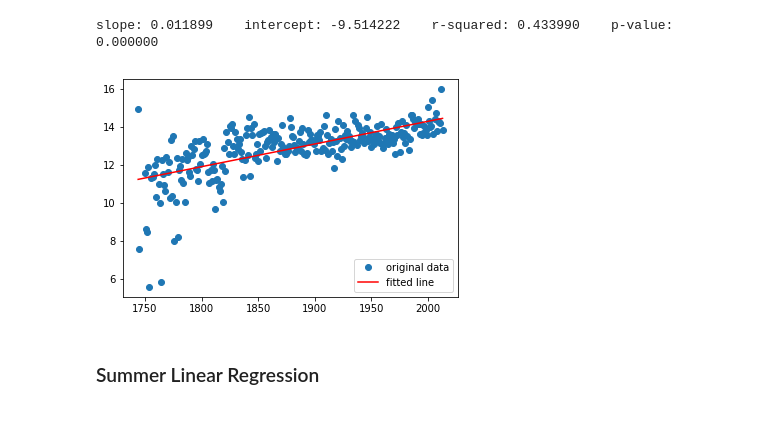
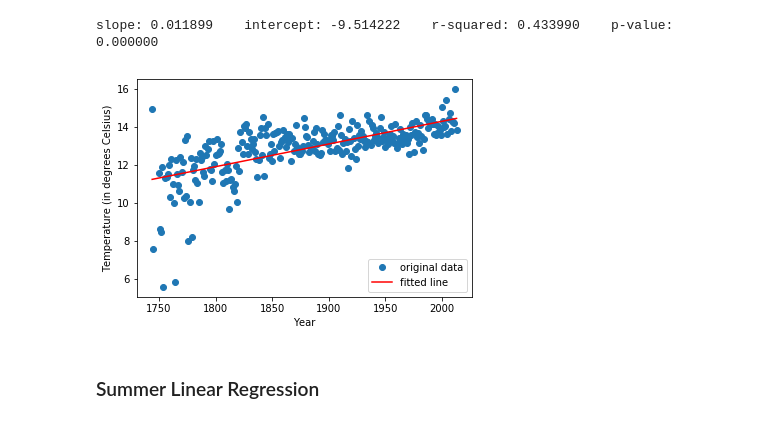
Before and after one commit to karahahn/Springboard_Capstone1, a Jupyter notebook: Capstone 1 Final Report.ipynb, the cells around one changed output. Saved outputs shown, nothing was run; the diff lists cells and outputs as text; code cells hidden in the pictures.

```diff
--- a/Capstone 1 Final Report.ipynb
+++ b/Capstone 1 Final Report.ipynb
@@ -123,7 +124,5 @@ d9 = dict.fromkeys(south_atlantic_south_region, 'south atlantic south region')
 temp_county_region = temp_county_seasons.copy()
 d = {**d1, **d2, **d3, **d4, **d5, **d6, **d7, **d8, **d9}
 temp_county_region['region'] = temp_county_region['state'].map(d)
-# %%
-temp_county_region['date_delta'] = (temp_county_region['dt'] - temp_county_region['dt'].min())  / np.timedelta64(1,'D')
 # %% [markdown]
 ## Join temperature and disaster
@@ -630,12 +654,15 @@ print("slope: %f    intercept: %f    r-squared: %f    p-value: %f" % (slope, int
 # %% [output]
 slope: 0.011899    intercept: -9.514222    r-squared: 0.433990    p-value: 0.000000
 # %%
+# linear regression plot of spring data
 plt.plot(x, y, 'o', label='original data')
 plt.plot(x, intercept + slope*x, 'r', label='fitted line')
 plt.legend()
+plt.xlabel('Year')
+plt.ylabel('Temperature (in degrees Celsius)')
 plt.show()
 # %% [output]
-[figure, old version]
+[figure, new version]
 # %% [markdown]
 ### Summer Linear Regression
 # %%
```
Also changed, not shown: parts of 42 cells of this notebook.
